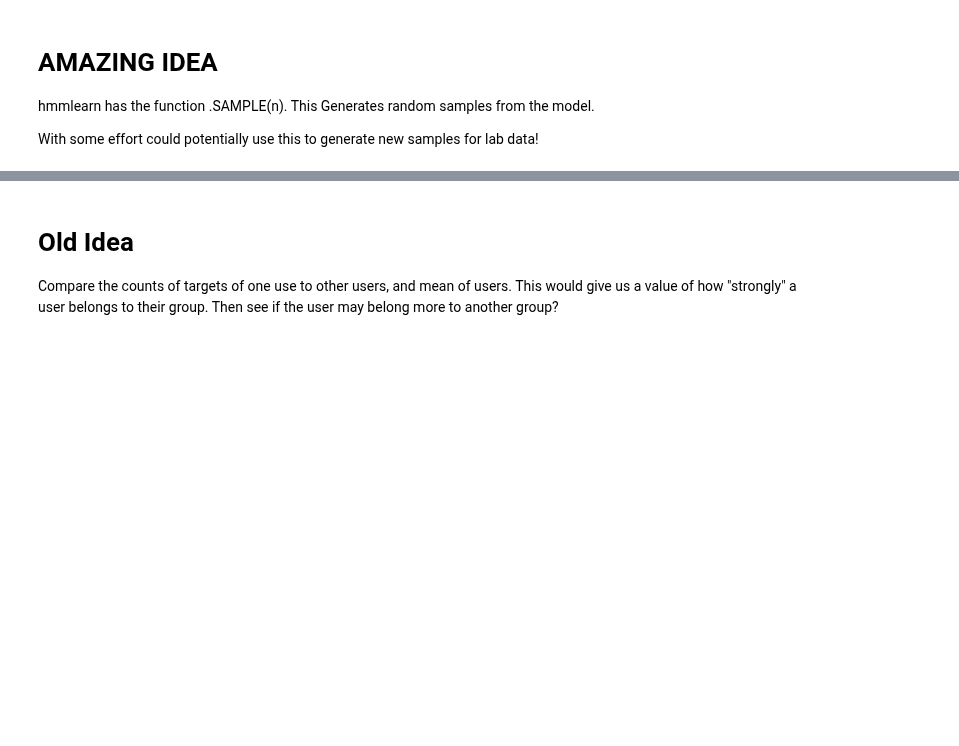
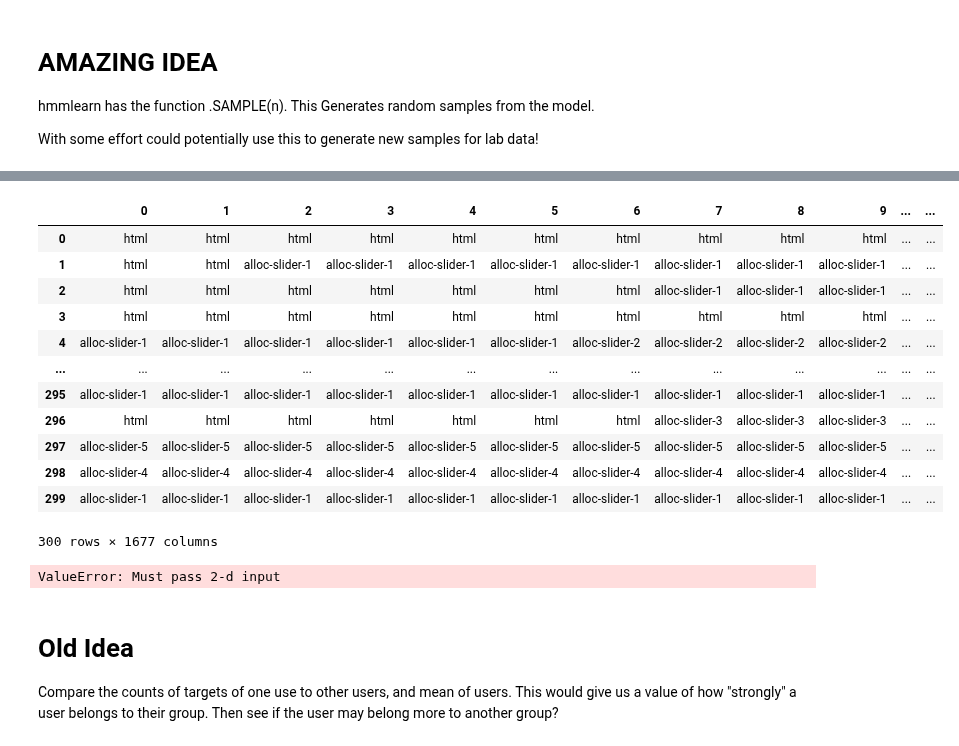
Before and after one commit to DJSaunders1997/Masters-Project, a Jupyter notebook: NLP-Notebook.ipynb, the cells around one changed output, grey strips where cells are left out. Drawn from its saved outputs; the diff is of its cells as text; code cells hidden in the pictures; blank space fills up the shorter version.

```diff
--- a/NLP-Notebook.ipynb
+++ b/NLP-Notebook.ipynb
@@ -919,3 +926,19 @@ Text(0.5, 1.0, 'Turk data on Lab model likelihoods')
 hmmlearn has the function .SAMPLE(n). This Generates random samples from the model.
 
 With some effort could potentially use this to generate new samples for lab data!
+# %%
+# Lab Data
+
+from statistics import mean
+ave_lab_length = int(np.round(mean(lab_lengths),0) ) # Ave length to nearest whole number
+print( ave_lab_length )
+print( lab_lengths )
+
+# Now sample points 1999 times to get a created lab data distributions.
+# np.round(np.array(turk_model.sample(10)[0]).reshape(-1),2)
+
+created_data = []
+
+# Create 10 data samples
+for i in range(5):
+    created_data.append( np.round(lab_model.sample(ave_lab_length)[0],0) )
@@ -921,0 +1049,31 @@ With some effort could potentially use this to generate new samples for lab data
+# %%
+df_turk_created = pd.DataFrame.from_records( turk_created_data )
+#df_turk_created.replace([0.0],'html')
+df_turk_created = df_turk_created.replace(0,'html')
+df_turk_created = df_turk_created.replace(1,'alloc-slider-1')
+df_turk_created = df_turk_created.replace(2,'alloc-slider-2')
+df_turk_created = df_turk_created.replace(3,'alloc-slider-3')
+df_turk_created = df_turk_created.replace(4,'alloc-slider-4')
+df_turk_created = df_turk_created.replace(5,'alloc-slider-5')
+# %%
+df_turk_created
+# %% [output]
+|  | 0 | 1 | 2 | 3 | 4 | 5 | 6 | 7 | 8 | 9 | ... | ... |
+| 0 | html | html | html | html | html | html | html | html | html | html | ... | ... |
+| 1 | html | html | alloc-slider-1 | alloc-slider-1 | alloc-slider-1 | alloc-slider-1 | alloc-slider-1 | alloc-slider-1 | alloc-slider-1 | alloc-slider-1 | ... | ... |
+| 2 | html | html | html | html | html | html | html | alloc-slider-1 | alloc-slider-1 | alloc-slider-1 | ... | ... |
+| 3 | html | html | html | html | html | html | html | html | html | html | ... | ... |
+| 4 | alloc-slider-1 | alloc-slider-1 | alloc-slider-1 | alloc-slider-1 | alloc-slider-1 | alloc-slider-1 | alloc-slider-2 | alloc-slider-2 | alloc-slider-2 | alloc-slider-2 | ... | ... |
+| ... | ... | ... | ... | ... | ... | ... | ... | ... | ... | ... | ... | ... |
+| 295 | alloc-slider-1 | alloc-slider-1 | alloc-slider-1 | alloc-slider-1 | alloc-slider-1 | alloc-slider-1 | alloc-slider-1 | alloc-slider-1 | alloc-slider-1 | alloc-slider-1 | ... | ... |
+| 296 | html | html | html | html | html | html | html | alloc-slider-3 | alloc-slider-3 | alloc-slider-3 | ... | ... |
+| 297 | alloc-slider-5 | alloc-slider-5 | alloc-slider-5 | alloc-slider-5 | alloc-slider-5 | alloc-slider-5 | alloc-slider-5 | alloc-slider-5 | alloc-slider-5 | alloc-slider-5 | ... | ... |
+| 298 | alloc-slider-4 | alloc-slider-4 | alloc-slider-4 | alloc-slider-4 | alloc-slider-4 | alloc-slider-4 | alloc-slider-4 | alloc-slider-4 | alloc-slider-4 | alloc-slider-4 | ... | ... |
+| 299 | alloc-slider-1 | alloc-slider-1 | alloc-slider-1 | alloc-slider-1 | alloc-slider-1 | alloc-slider-1 | alloc-slider-1 | alloc-slider-1 | alloc-slider-1 | alloc-slider-1 | ... | ... |
+300 rows × 1677 columns
+# %%
+test_array = np.array(turk_created_data)
+test_array.shape
+pd.DataFrame(test_array)
+# %% [output]
+ValueError: Must pass 2-d input
```
Also changed, not shown: parts of 40 cells of this notebook.
